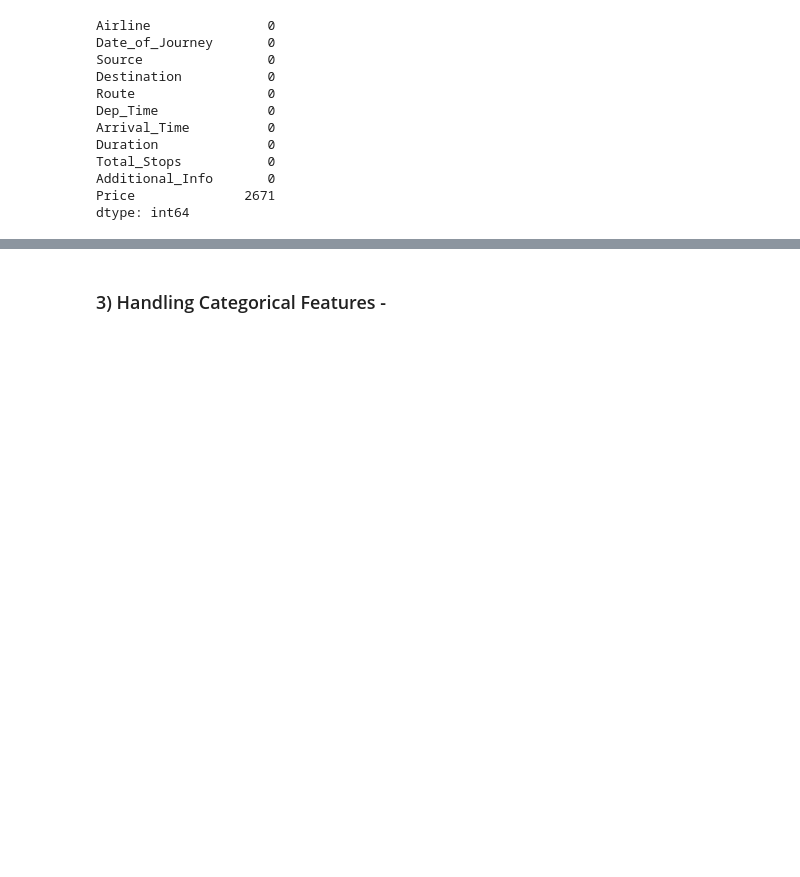
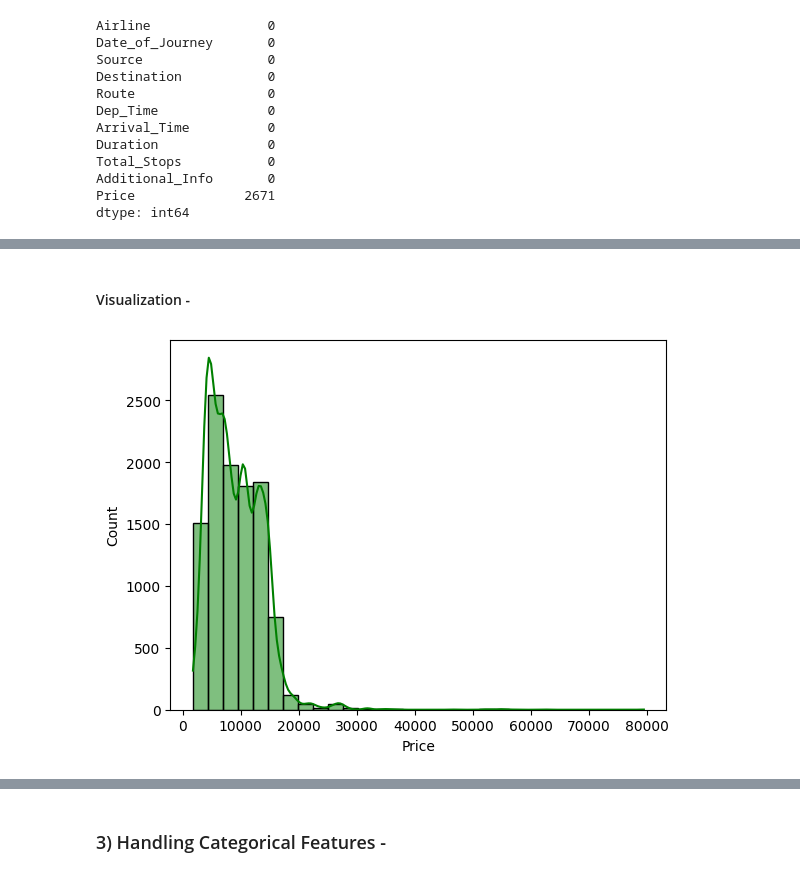
Before and after one commit to Suraj3571/Flight-Price-Prediction-Project, a Jupyter notebook: notebook/EDA.ipynb, the cells around one changed output, grey strips where cells are left out. Saved outputs shown, nothing was run; the diff lists cells and outputs as text; code cells hidden in the pictures; blank space fills up the shorter version.

```diff
--- a/notebook/EDA.ipynb
+++ b/notebook/EDA.ipynb
@@ -97,0 +140,8 @@ dtype: int64
+# %% [markdown]
+#### Visualization -
+# %%
+# Checking The distribution of the dependent feature Price
+sns.histplot(data = final_data, x = 'Price', bins = 30, kde = True, color = 'g')
+plt.show()
+# %% [output]
+[figure, added]
```
Also changed, not shown: parts of 19 cells of this notebook.
